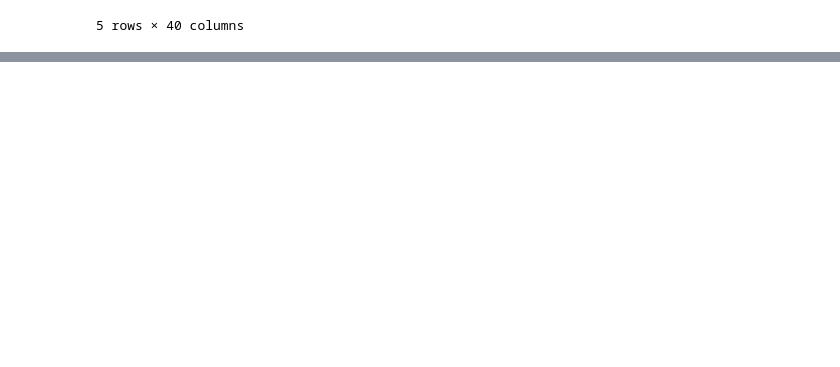
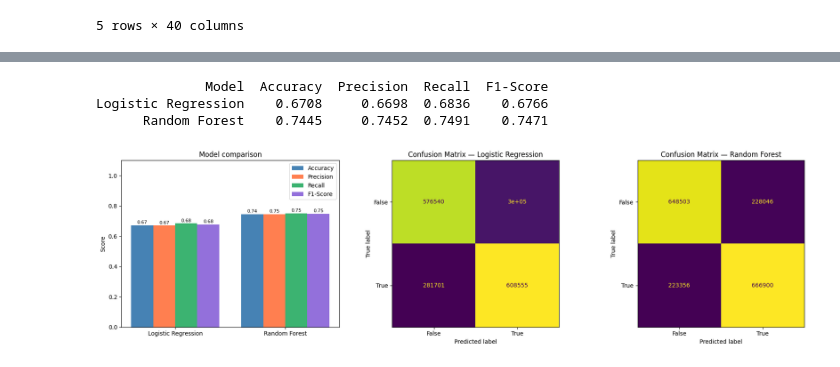
Before and after one commit to Nicoletapa/Moral_Machine, a Jupyter notebook: merge_datasets.ipynb, the cells around one changed output, grey strips where cells are left out. Cells and saved outputs as stored; diff of their text form; code cells hidden in the pictures; blank space fills up the shorter version.

```diff
--- a/merge_datasets.ipynb
+++ b/merge_datasets.ipynb
@@ -260,0 +275,4 @@ df_encoded.head()
+# %%
+df_encoded["diff_young"]  = df_encoded["count_young"] - df_encoded["count_old"]
+df_encoded["ratio_young"] = df_encoded["count_young"] / (df_encoded["NumberOfCharacters"] + 1e-9)
+df_encoded["ratio_old"]   = df_encoded["count_old"]   / (df_encoded["NumberOfCharacters"] + 1e-9)
@@ -260,0 +302,6 @@ df_encoded.head()
+# %%
+df_encoded["is_ped_vs_passenger"] = (df_encoded["PedPed"]).astype(int)
+df_encoded["is_omission"]         = df_encoded["DefaultChoiceIsOmission"].astype(int)
+df_encoded["intervened"]          = df_encoded["Intervention"].astype(int)
+df_encoded["crossing_signal"]     = df_encoded["CrossingSignal"]   # 0=none, 1=green, 2=red
+df_encoded["has_barrier"]         = df_encoded["Barrier"].astype(int)
@@ -260,0 +552,53 @@ df_encoded.head()
+# %%
+results = pd.DataFrame({
+    "Model":     ["Logistic Regression", "Random Forest"],
+    "Accuracy":  [accuracy_score(y_test, y_pred_lr),  accuracy_score(y_test, y_pred_rf)],
+    "Precision": [precision_score(y_test, y_pred_lr), precision_score(y_test, y_pred_rf)],
+    "Recall":    [recall_score(y_test, y_pred_lr),    recall_score(y_test, y_pred_rf)],
+    "F1-Score":  [f1_score(y_test, y_pred_lr),        f1_score(y_test, y_pred_rf)],
+})
+print(results.round(4).to_string(index=False))
+# %% [output]
+              Model  Accuracy  Precision  Recall  F1-Score
+Logistic Regression    0.6708     0.6698  0.6836    0.6766
+      Random Forest    0.7445     0.7452  0.7491    0.7471
+# %%
+fig, axes = plt.subplots(1, 3, figsize=(18, 5))
+
+# Subplot 1 — Sammenlign metrikker
+metrics = ["Accuracy", "Precision", "Recall", "F1-Score"]
+colors  = ["steelblue", "coral", "mediumseagreen", "mediumpurple"]
+x = np.arange(len(results["Model"]))
+width = 0.2
+
+for i, (metric, color) in enumerate(zip(metrics, colors)):
+    bars = axes[0].bar(x + i * width, results[metric], width, label=metric, color=color)
+    for bar in bars:
+        height = bar.get_height()
+        axes[0].text(bar.get_x() + bar.get_width() / 2,
+                     height + 0.005, f"{height:.2f}",
+                     ha="center", va="bottom", fontsize=8)
+
+axes[0].set_xticks(x + width * 1.5)
+axes[0].set_xticklabels(results["Model"])
+axes[0].set_ylim(0, 1.1)
+axes[0].set_title("Model comparison")
+axes[0].set_ylabel("Score")
+axes[0].legend()
+
+# Subplot 2 — Confusion matrix Logistic Regression
+ConfusionMatrixDisplay.from_predictions(
+    y_test, y_pred_lr, ax=axes[1], colorbar=False
+)
+axes[1].set_title("Confusion Matrix — Logistic Regression")
+
+# Subplot 3 — Confusion matrix Random Forest
+ConfusionMatrixDisplay.from_predictions(
+    y_test, y_pred_rf, ax=axes[2], colorbar=False
+)
+axes[2].set_title("Confusion Matrix — Random Forest")
+
+plt.tight_layout()
+plt.show()
+# %% [output]
+[figure, added]
```
Also changed, not shown: parts of 26 cells of this notebook, 3 other files.
